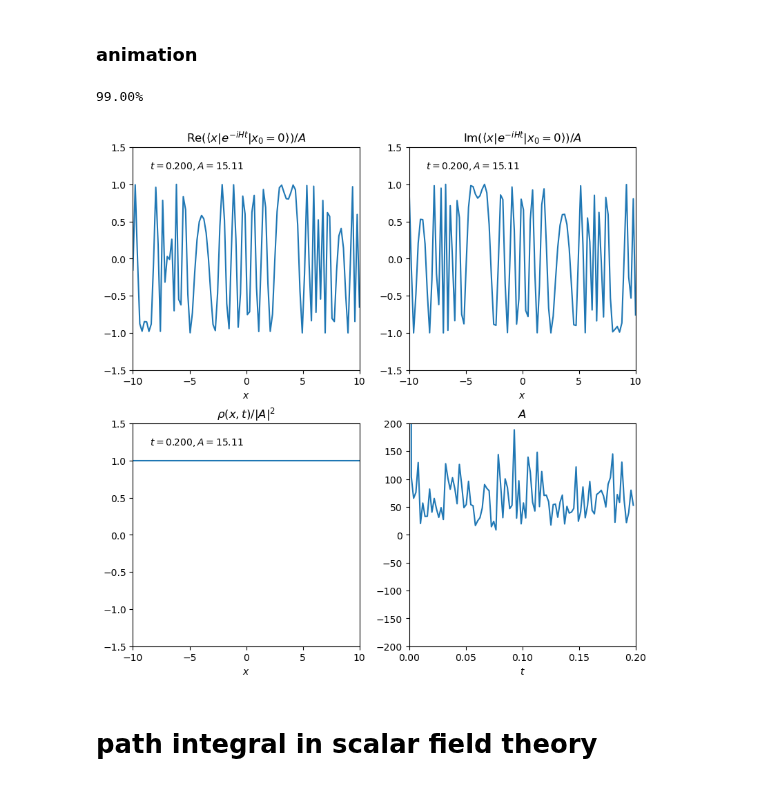
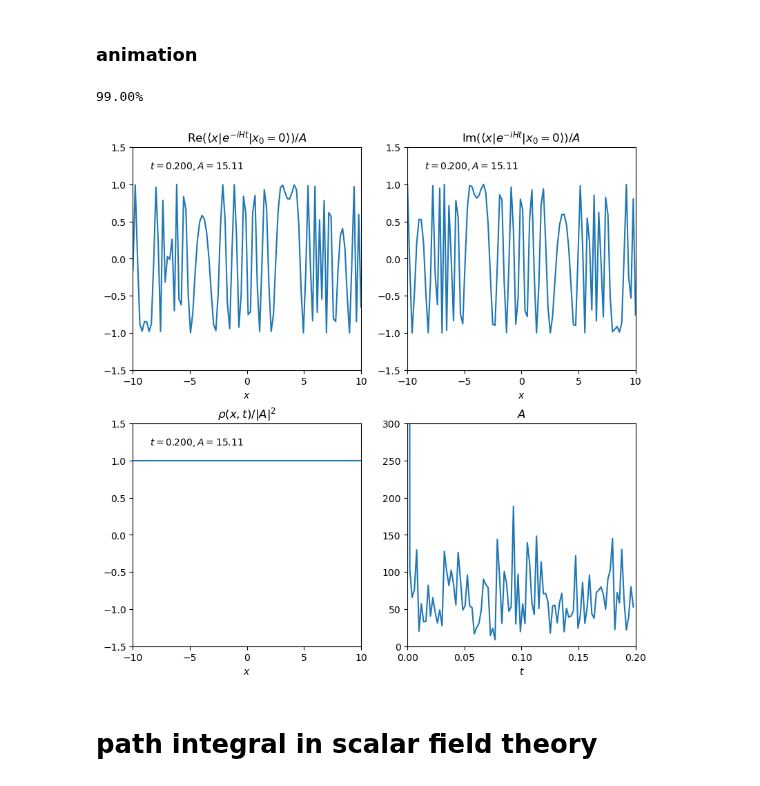
Before and after one commit to siyang03/numerical-path-integral, a Jupyter notebook: path integral.ipynb, the cells around one changed output. Cells and saved outputs as stored; diff of their text form; code cells hidden in the pictures.

```diff
--- a/path integral.ipynb
+++ b/path integral.ipynb
@@ -244,38 +244,38 @@ axs[1][0].set_xlabel('$x$')
 ani_A, = axs[1][1].plot([], [])
 
 axs[1][1].set_xlim([min(t_max_values), max(t_max_values)])
-axs[1][1].set_ylim([-200, 200])
+axs[1][1].set_ylim([0, 300])
 axs[1][1].set_title('$A$')
 axs[1][1].set_xlabel('$t$')
 # ----------------------------------------------------------------------------------------------------
 def update_data(frame):
     ani_psi_real.set_data(x, amplitude_stabilized[frame].real)
     ani_text_0.set_text(f'$t = {t_max_values[frame]:.3f}, A = {A[frame]:.2f}$')
 
     ani_psi_imag.set_data(x, amplitude_stabilized[frame].imag)
     ani_text_1.set_text(f'$t = {t_max_values[frame]:.3f}, A = {A[frame]:.2f}$')
 
     ani_rho.set_data(x, rho_stabilized[frame])
     ani_text_2.set_text(f'$t = {t_max_values[frame]:.3f}, A = {A[frame]:.2f}$')
 
     ani_A.set_data(t_max_values[:frame], A[:frame])
 
     print(f'{frame / tot_frame_num * 100:.2f}%', end='\r')
     return ani_psi_real, ani_text_0, ani_psi_imag, ani_text_1, ani_rho, ani_text_2, ani_A
 
 animation = FuncAnimation(
     fig=fig,
     func=update_data,
     frames=tot_frame_num,
     interval=default_interval * 10,
     repeat=True,
 )
 # Save the animation as a GIF
 animation.save('animation_path_integral (stabilized) (Re(psi(x, t)) and Im(psi(x, t))).mp4', writer='ffmpeg')
 plt.show()
 # %% [output]
 99.00%
-[figure, old version]
+[figure, new version]
 # %% [markdown]
 # path integral in scalar field theory
 # %% [markdown]
```
Also changed, not shown: 1 other file.
